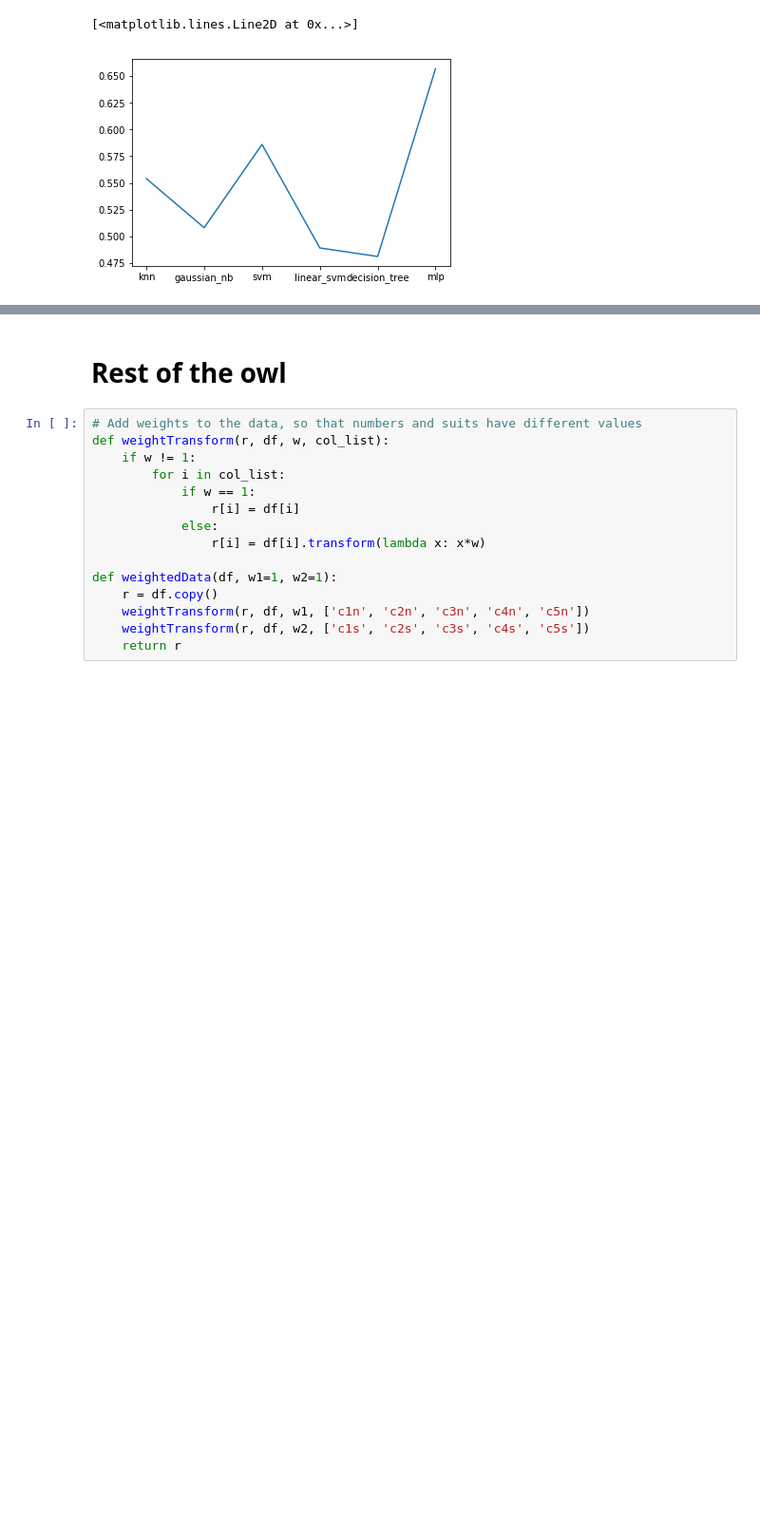
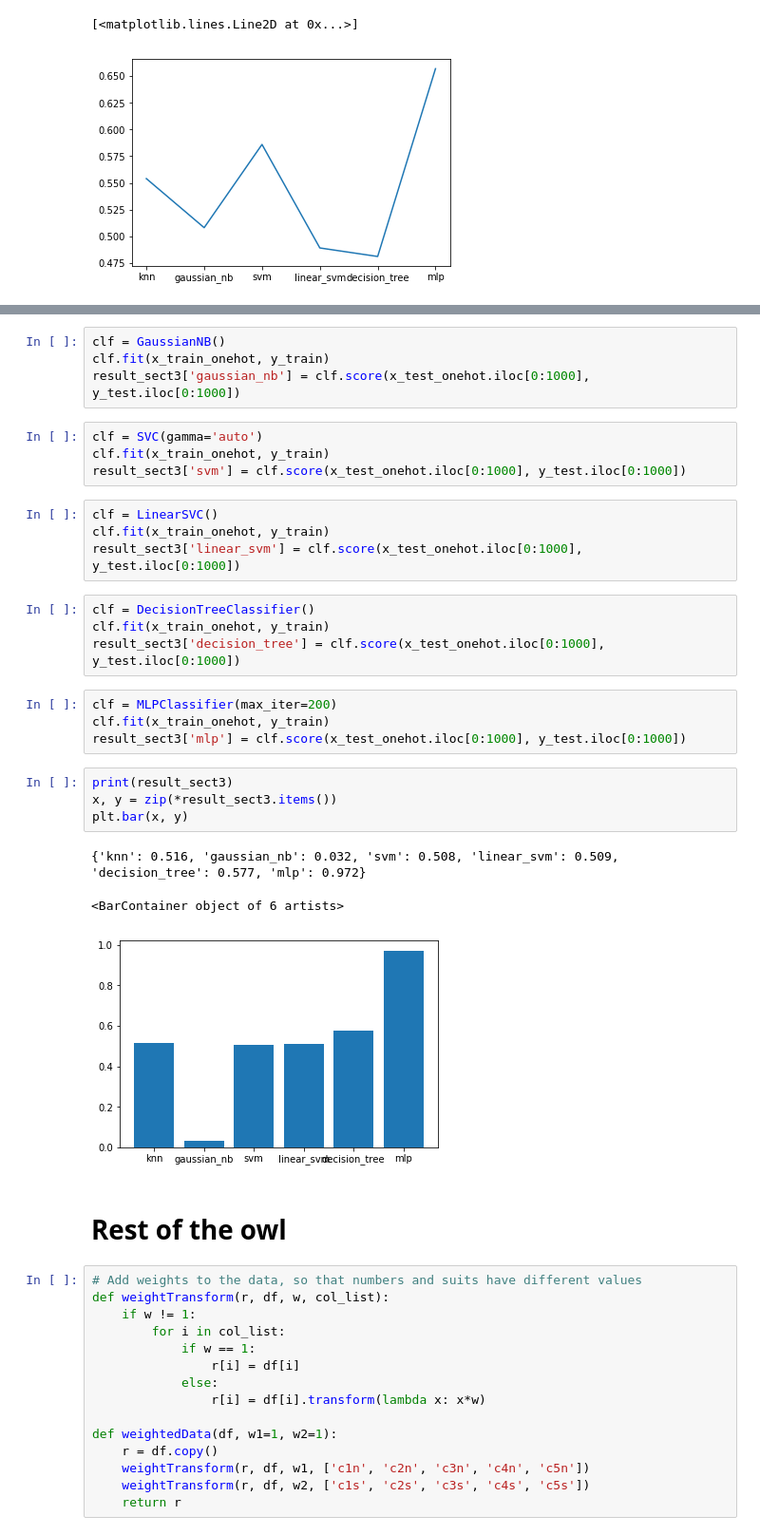
Before and after one commit to viniciuspetch/poker_hand, a Jupyter notebook: Poker Hand.ipynb, the cells around one changed output, grey strips where cells are left out. Shown at 95% size. Saved outputs shown, nothing was run; the diff lists cells and outputs as text; blank space fills up the shorter version.

```diff
--- a/Poker Hand.ipynb
+++ b/Poker Hand.ipynb
@@ -103,3 +116,31 @@ plt.plot(x, y)
+# %%
+clf = GaussianNB()
+clf.fit(x_train_onehot, y_train)
+result_sect3['gaussian_nb'] = clf.score(x_test_onehot.iloc[0:1000], y_test.iloc[0:1000])
+# %%
+clf = SVC(gamma='auto')
+clf.fit(x_train_onehot, y_train)
+result_sect3['svm'] = clf.score(x_test_onehot.iloc[0:1000], y_test.iloc[0:1000])
+# %%
+clf = LinearSVC()
+clf.fit(x_train_onehot, y_train)
+result_sect3['linear_svm'] = clf.score(x_test_onehot.iloc[0:1000], y_test.iloc[0:1000])
+# %%
+clf = DecisionTreeClassifier()
+clf.fit(x_train_onehot, y_train)
+result_sect3['decision_tree'] = clf.score(x_test_onehot.iloc[0:1000], y_test.iloc[0:1000])
+# %%
+clf = MLPClassifier(max_iter=200)
+clf.fit(x_train_onehot, y_train)
+result_sect3['mlp'] = clf.score(x_test_onehot.iloc[0:1000], y_test.iloc[0:1000])
+# %%
+print(result_sect3)
+x, y = zip(*result_sect3.items())
+plt.bar(x, y)
+# %% [output]
+{'knn': 0.516, 'gaussian_nb': 0.032, 'svm': 0.508, 'linear_svm': 0.509, 'decision_tree': 0.577, 'mlp': 0.972}
+<BarContainer object of 6 artists>
+[figure, added]
 # %% [markdown]
 # Rest of the owl
 # %%
```
Also changed, not shown: parts of 7 cells of this notebook.
